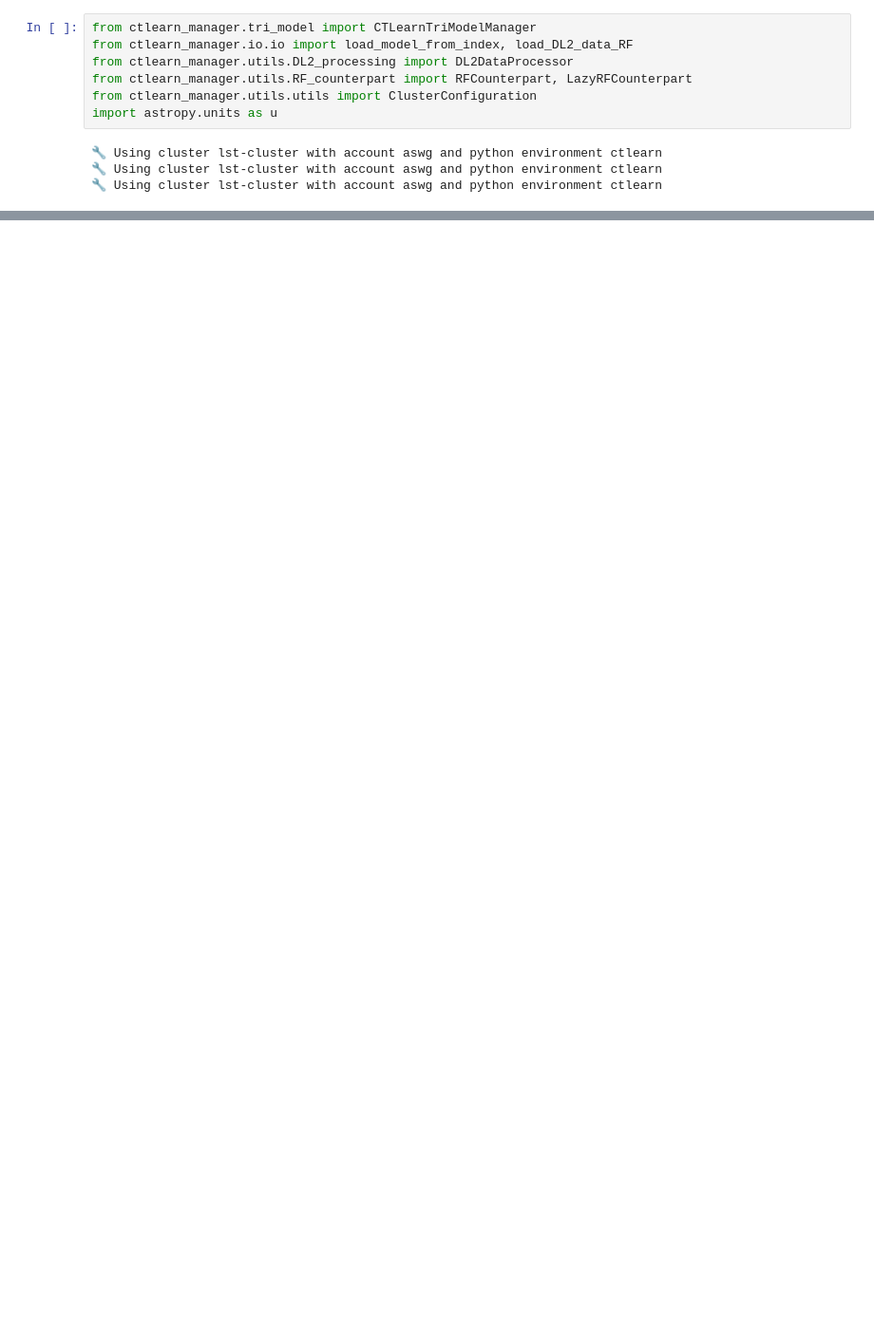
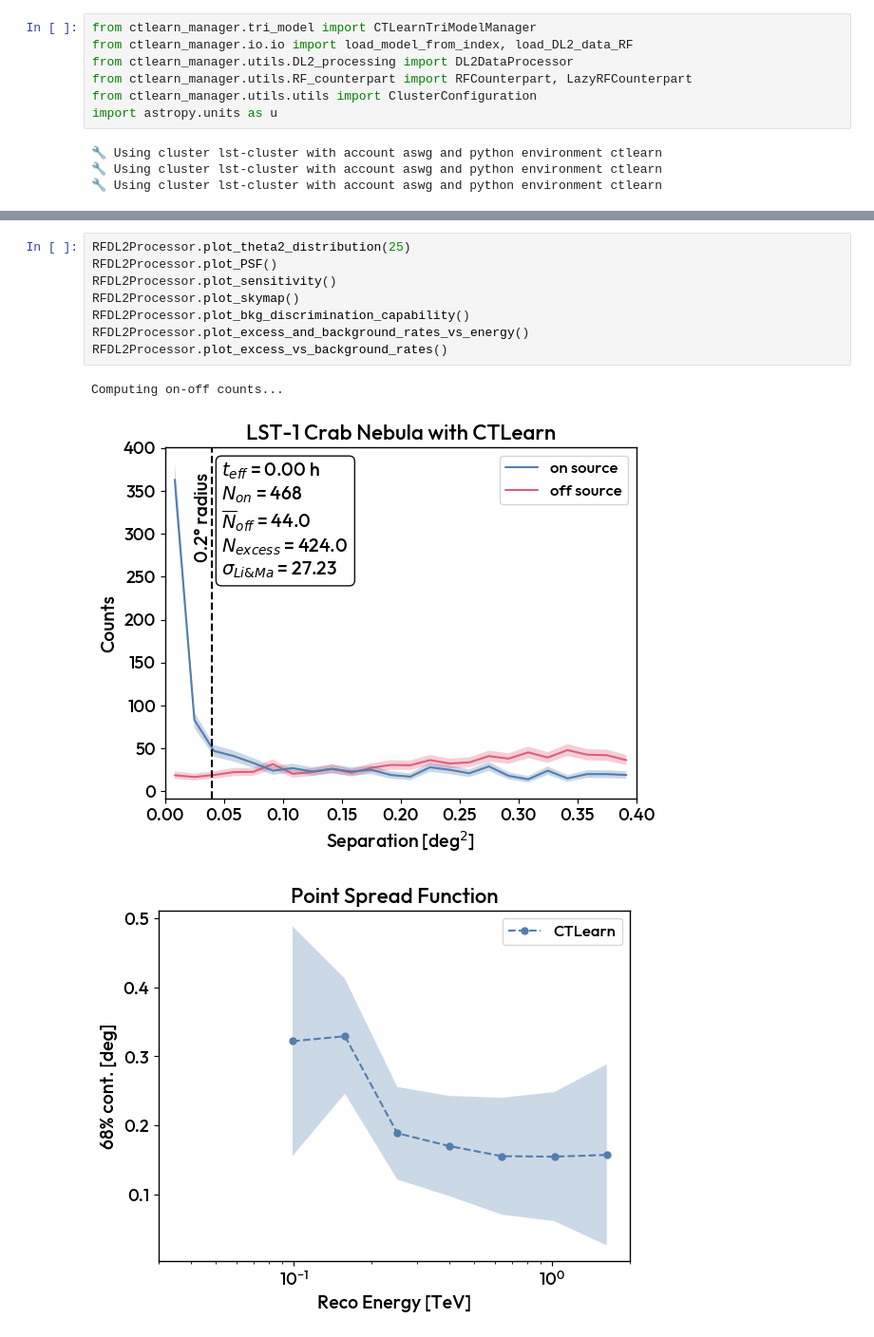
Before and after one commit to BastienLacave/CTLearn-Manager, a Jupyter notebook: notebooks/8_Compare_to_RF.ipynb, the cells around one changed output, grey strips where cells are left out. Shown at 95% size. Saved outputs shown, nothing was run; the diff lists cells and outputs as text; blank space fills up the shorter version.

Commit message:
Refactor DL2DataProcessor to streamline data handling and improve event filtering

```diff
--- a/notebooks/8_Compare_to_RF.ipynb
+++ b/notebooks/8_Compare_to_RF.ipynb
@@ -47,0 +42,12 @@ Computing sky positions...
+# %%
+RFDL2Processor.plot_theta2_distribution(25)
+RFDL2Processor.plot_PSF()
+RFDL2Processor.plot_sensitivity()
+RFDL2Processor.plot_skymap()
+RFDL2Processor.plot_bkg_discrimination_capability()
+RFDL2Processor.plot_excess_and_background_rates_vs_energy()
+RFDL2Processor.plot_excess_vs_background_rates()
+# %% [output]
+Computing on-off counts...
+[figure, added]
+[figure, added]
```
Also changed, not shown: parts of 3 cells of this notebook, 5 other files.
